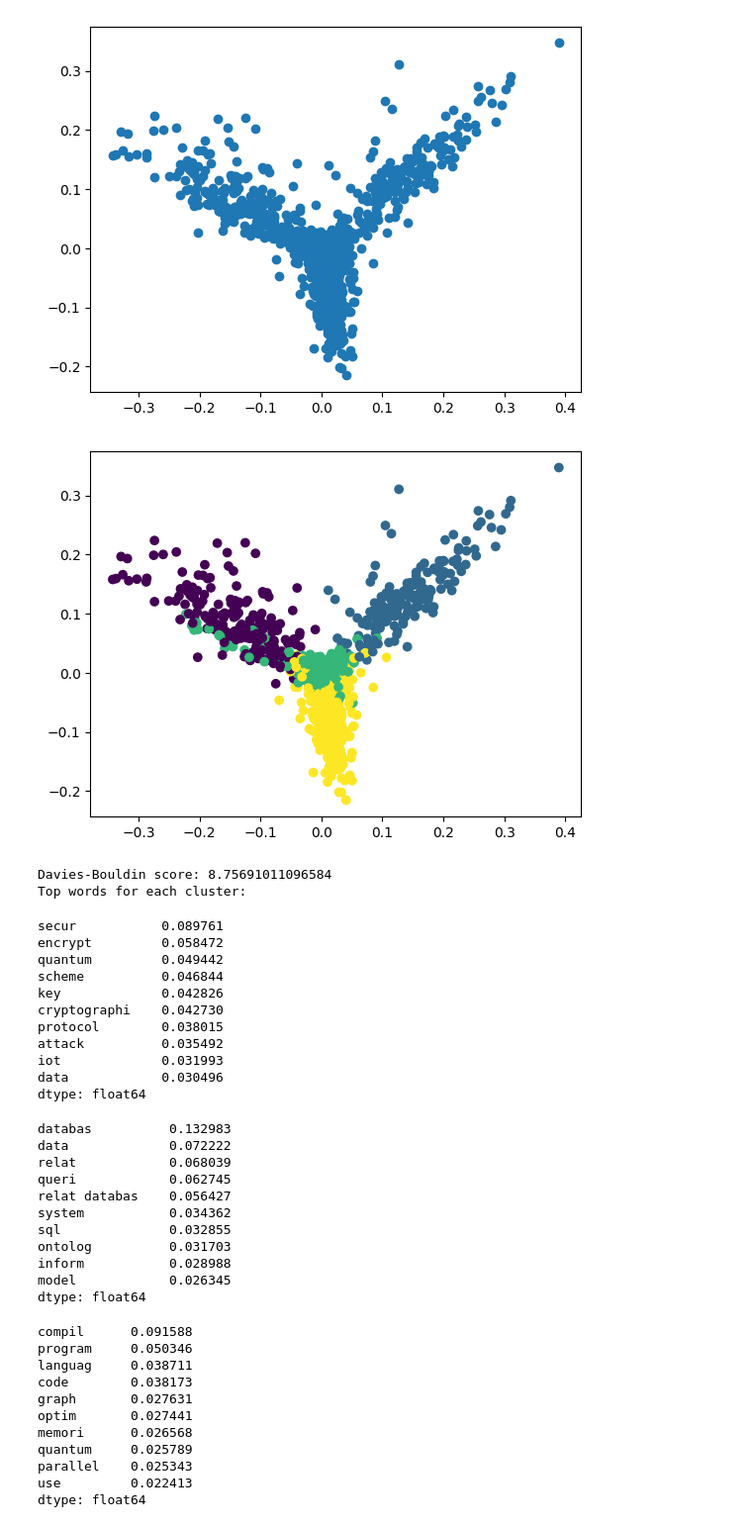
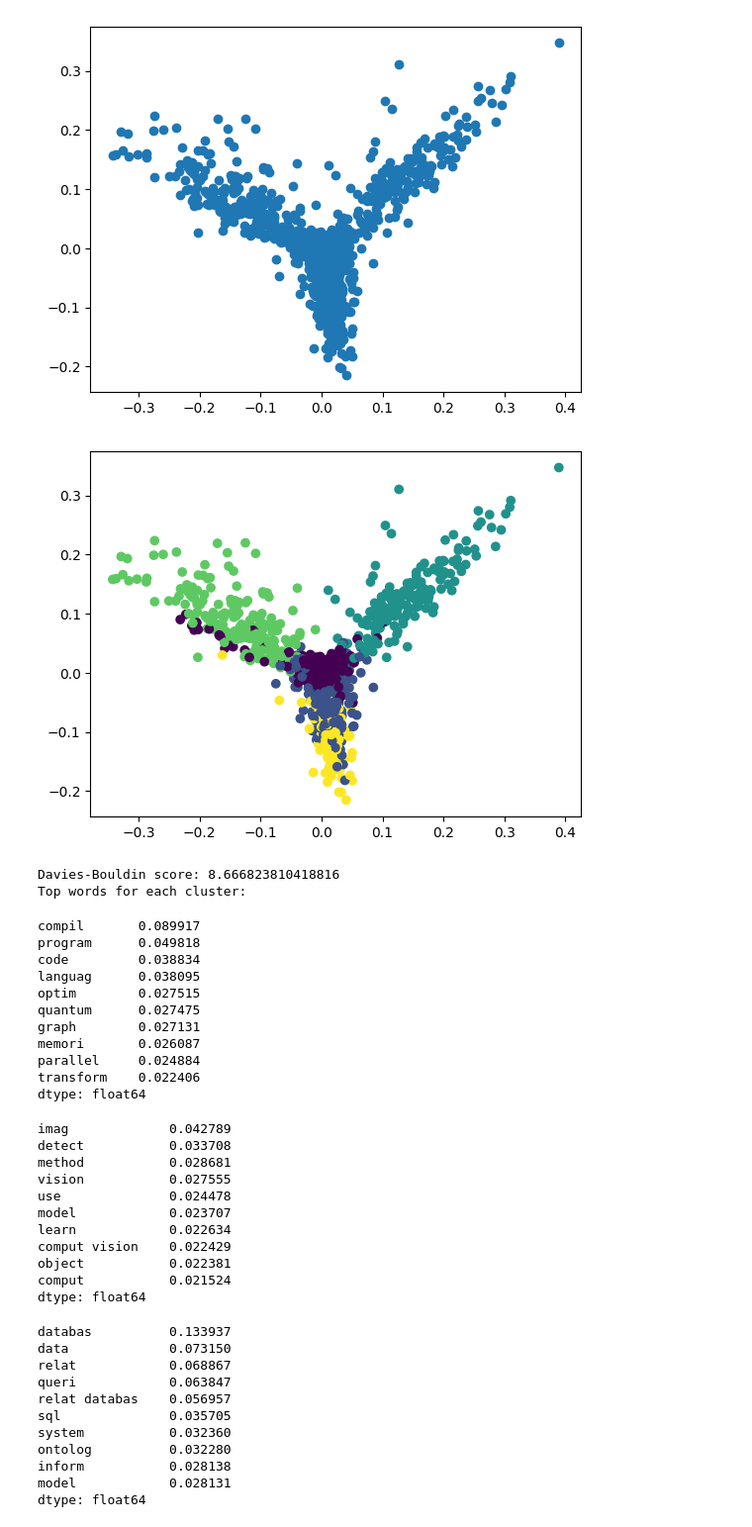
Before and after one commit to kerkkokonola/nlp, a Jupyter notebook: clustering.ipynb, the cells around one changed output. Shown at 99% size. Cells and saved outputs as stored; diff of their text form; code cells hidden in the pictures.

```diff
--- a/clustering.ipynb
+++ b/clustering.ipynb
@@ -35,59 +35,63 @@ plt.scatter(pca[:, 0], pca[:, 1])
 <matplotlib.collections.PathCollection at 0x...>
 [figure]
 # %%
-# 3 and 4 give most meaningful results
-K = 4
+# 3 and 5 give most meaningful results
+K = 5
 
 kmeans = KMeans(n_clusters=K)
 kmeans.fit(df)
 y_pred = kmeans.predict(df)
 plt.scatter(pca[:, 0], pca[:, 1], c=y_pred)
 plt.show()
 
 print('Davies-Bouldin score:', davies_bouldin_score(df, y_pred))
 
 df_pred = df.copy()
 df_pred['_cluster'] = y_pred
 
 print('Top words for each cluster:')
 for i in range(K):
     display(df_pred[df_pred['_cluster'] == i].drop(columns='_cluster').mean().sort_values(ascending=False).iloc[:10])
 
 # With K = 3 documents are split into 3 topics: Computer Vision, Databases and Cryptography
+
+# K = 4 didn't work really well in my opinion
+
+# With K = 5 documents are split into 5 topics: Programming Languages, Cryptography, Databases, Robotics, Computer Vision
 # %% [output]
-[figure, old version]
+[figure, new version]
-Davies-Bouldin score: 8.75691011096584
+Davies-Bouldin score: 8.666823810418816
 Top words for each cluster:
-secur           0.089761
-encrypt         0.058472
-quantum         0.049442
-scheme          0.046844
-key             0.042826
-cryptographi    0.042730
-protocol        0.038015
-attack          0.035492
-iot             0.031993
-data            0.030496
+compil       0.089917
+program      0.049818
+code         0.038834
+languag      0.038095
+optim        0.027515
+quantum      0.027475
+graph        0.027131
+memori       0.026087
+parallel     0.024884
+transform    0.022406
 dtype: float64
-databas          0.132983
-data             0.072222
-relat            0.068039
-queri            0.062745
-relat databas    0.056427
-system           0.034362
-sql              0.032855
-ontolog          0.031703
-inform           0.028988
-model            0.026345
+imag             0.042789
+detect           0.033708
+method           0.028681
+vision           0.027555
+use              0.024478
+model            0.023707
+learn            0.022634
+comput vision    0.022429
+object           0.022381
+comput           0.021524
 dtype: float64
-compil      0.091588
-program     0.050346
-languag     0.038711
-code        0.038173
-graph       0.027631
-optim       0.027441
-memori      0.026568
-quantum     0.025789
-parallel    0.025343
-use         0.022413
+databas          0.133937
+data             0.073150
+relat            0.068867
+queri            0.063847
+relat databas    0.056957
+sql              0.035705
+system           0.032360
+ontolog          0.032280
+inform           0.028138
+model            0.028131
 dtype: float64
```
Also changed, not shown: parts of 3 cells of this notebook.
